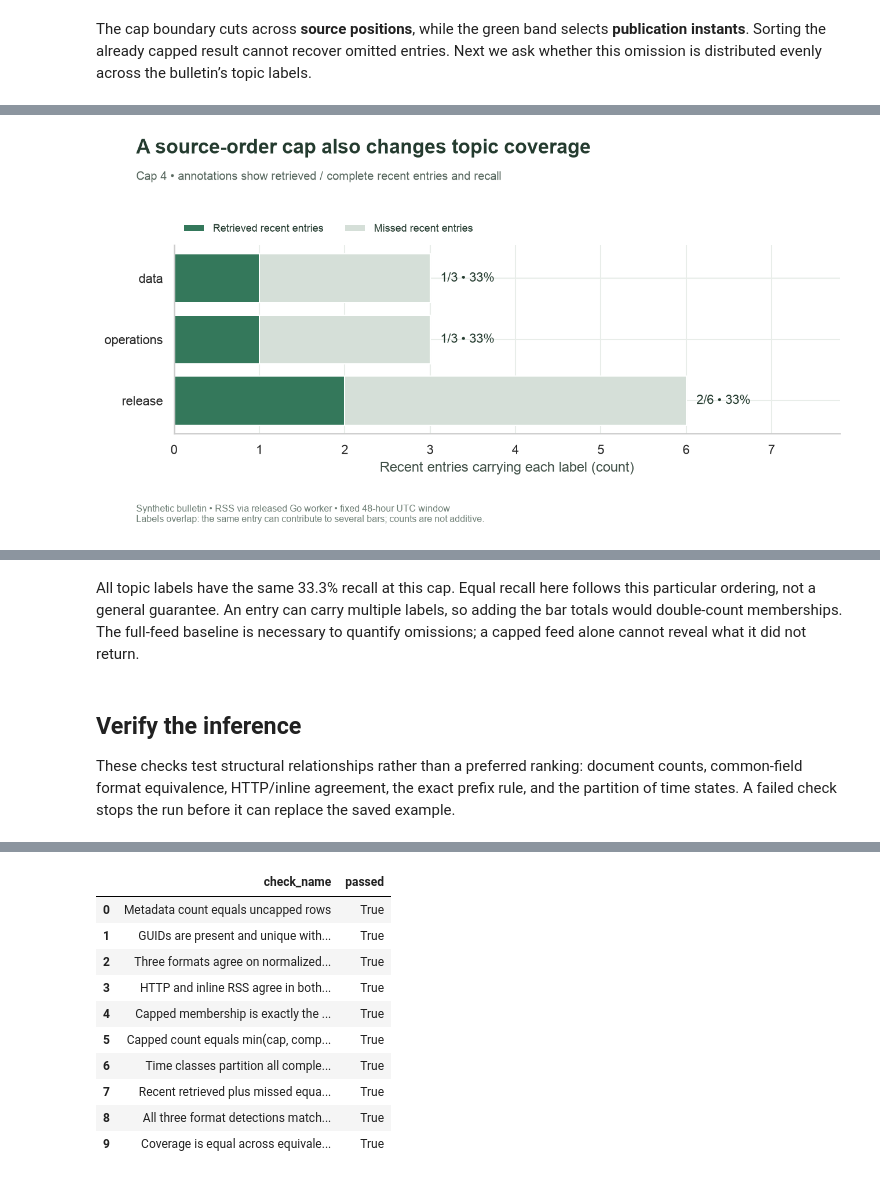
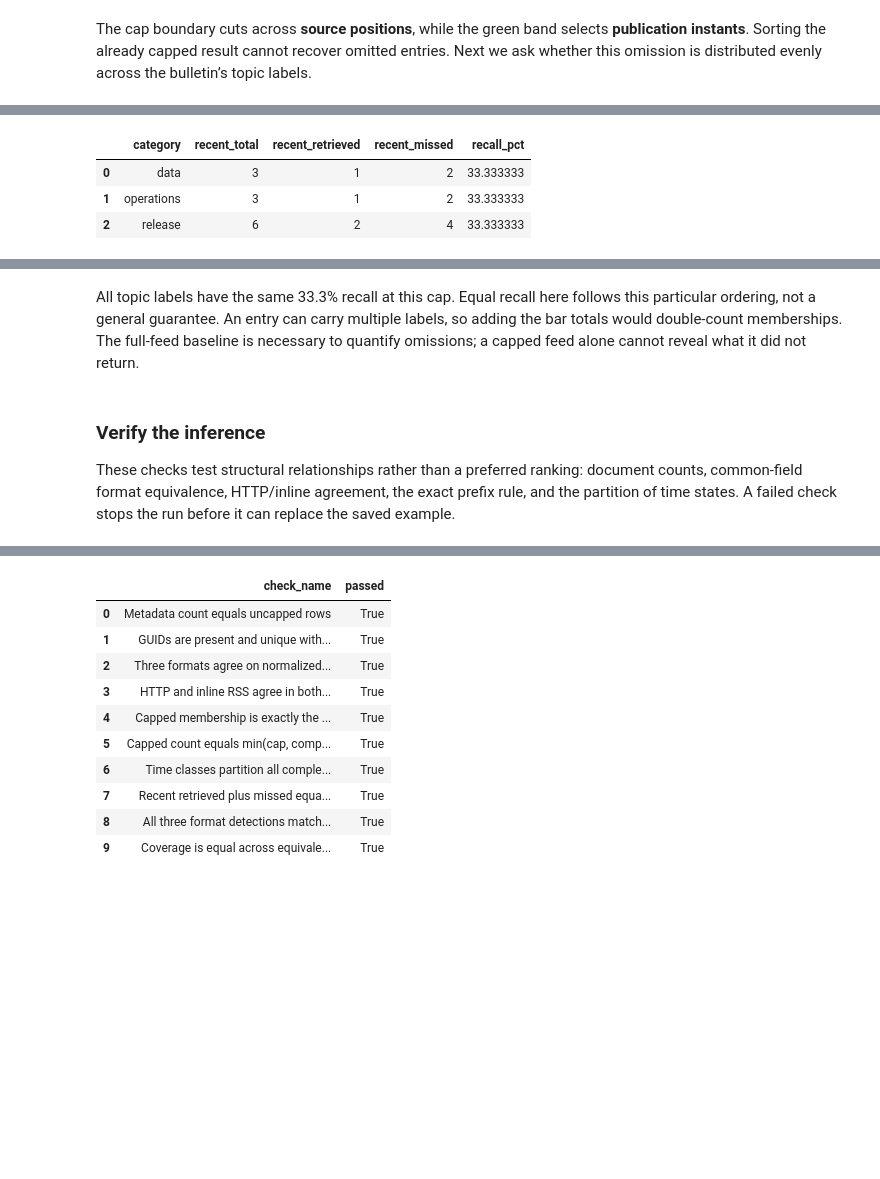
Before and after one commit to Query-farm/vgi-feed, a Jupyter notebook: notebooks/01_measure_feed_prefix_coverage.ipynb, the cells around one changed output, grey strips where cells are left out. Cells and saved outputs as stored; diff of their text form; code cells hidden in the pictures; blank space fills up the shorter version.

```diff
--- a/notebooks/01_measure_feed_prefix_coverage.ipynb
+++ b/notebooks/01_measure_feed_prefix_coverage.ipynb
@@ -217,34 +205,8 @@ Running query in 'DuckDBPyConnection'
 # %%
-fig, ax = plt.subplots(figsize=(9.3, 4.8))
-y = np.arange(len(categories))
-ax.barh(y, categories.recent_retrieved, color="#34785B", label="Retrieved recent entries")
-ax.barh(
-    y,
-    categories.recent_missed,
-    left=categories.recent_retrieved,
-    color="#D5DFD8",
-    label="Missed recent entries",
-)
-for i, row in enumerate(categories.itertuples()):
-    ax.text(
-        row.recent_total + 0.12,
-        i,
-        f"{row.recent_retrieved}/{row.recent_total} • {row.recall_pct:.0f}%",
-        va="center",
-        fontsize=11,
-    )
-ax.set_yticks(y, categories.category)
-ax.invert_yaxis()
-ax.set_xlabel("Recent entries carrying each label (count)")
-ax.set_xlim(0, categories.recent_total.max() + 1.8)
-ax.xaxis.get_major_locator().set_params(integer=True)
-ax.legend(loc="lower left", bbox_to_anchor=(0, 1.01), ncol=2, fontsize=9)
-chart(
-    fig,
-    "A source-order cap also changes topic coverage",
-    f"Cap {MAX_ITEMS} • annotations show retrieved / complete recent entries and recall",
-    "Synthetic bulletin • RSS via released Go worker • fixed 48-hour UTC window\n"
-    "Labels overlap: the same entry can contribute to several bars; counts are not additive.",
-)
+display(categories)
+example.plot_categories(categories, MAX_ITEMS)
 # %% [output]
-[figure, removed]
+|  | category | recent_total | recent_retrieved | recent_missed | recall_pct |
+| 0 | data | 3 | 1 | 2 | 33.333333 |
+| 1 | operations | 3 | 1 | 2 | 33.333333 |
+| 2 | release | 6 | 2 | 4 | 33.333333 |
@@ -270,7 +233,7 @@ prose(
 # %% [output]
 All topic labels have the same 33.3% recall at this cap. Equal recall here follows this particular ordering, not a general guarantee. An entry can carry multiple labels, so adding the bar totals would double-count memberships. The full-feed baseline is necessary to quantify omissions; a capped feed alone cannot reveal what it did not return.
 # %% [markdown]
-## Verify the inference
+### Verify the inference
 
 These checks test structural relationships rather than a preferred ranking: document counts, common-field format equivalence, HTTP/inline agreement, the exact prefix rule, and the partition of time states. A failed check stops the run before it can replace the saved example.
 # %%
```
Also changed, not shown: parts of 22 cells of this notebook, 15 other files.
